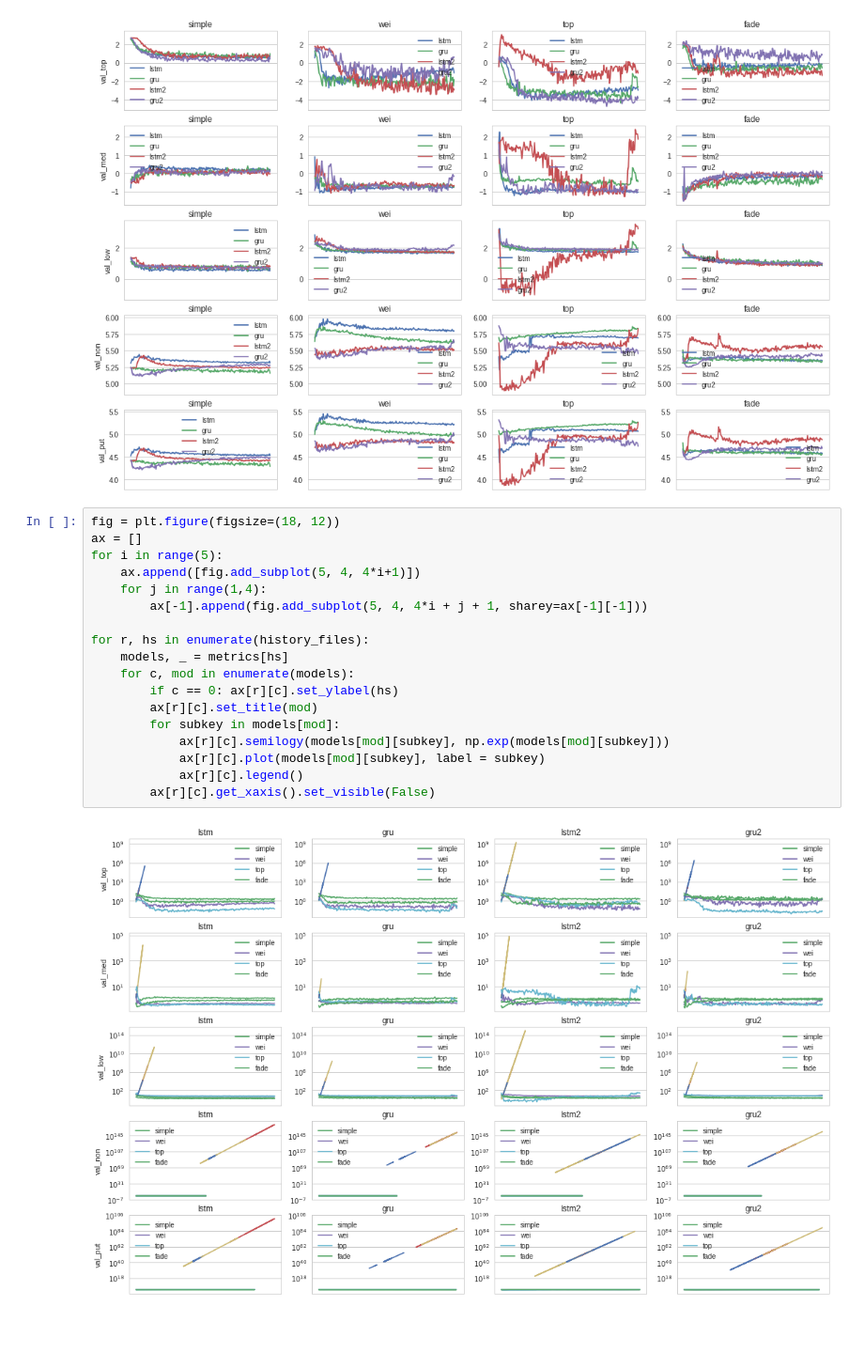
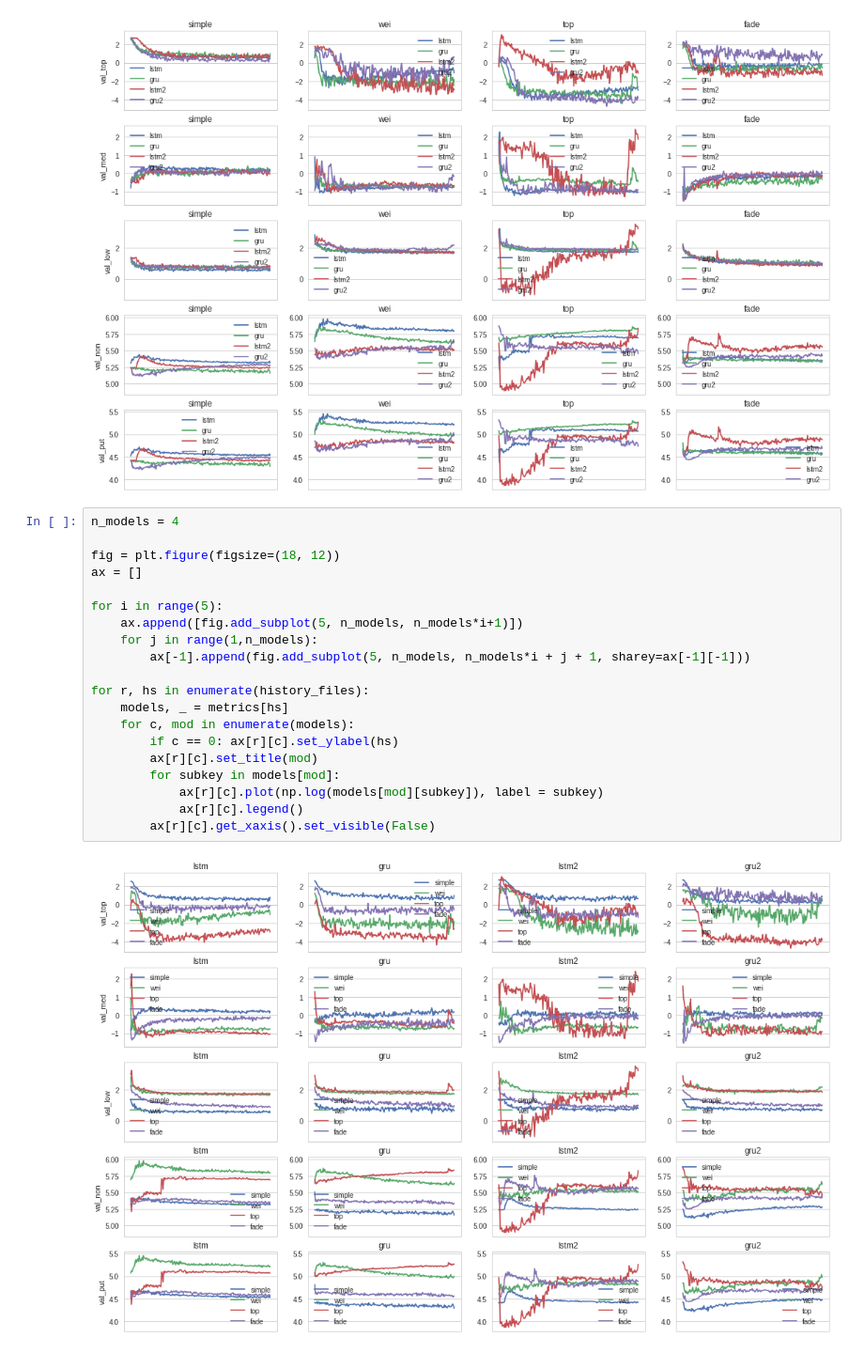
Before and after one commit to weiwang2330/immdeep, a Jupyter notebook: models/paper/overview.ipynb, the cells around one changed output. Shown at 94% size. Cells and saved outputs as stored; diff of their text form; blank space fills up the shorter version.

Commit message:
more models and results

```diff
--- a/models/paper/overview.ipynb
+++ b/models/paper/overview.ipynb
@@ -54,22 +54,24 @@ for r, hs in enumerate(history_files):
 # %% [output]
 [figure]
 # %%
+n_models = 4
+
 fig = plt.figure(figsize=(18, 12))
 ax = []
+
 for i in range(5):
-    ax.append([fig.add_subplot(5, 4, 4*i+1)])
-    for j in range(1,4):
-        ax[-1].append(fig.add_subplot(5, 4, 4*i + j + 1, sharey=ax[-1][-1]))
+    ax.append([fig.add_subplot(5, n_models, n_models*i+1)])
+    for j in range(1,n_models):
+        ax[-1].append(fig.add_subplot(5, n_models, n_models*i + j + 1, sharey=ax[-1][-1]))
 
 for r, hs in enumerate(history_files):
     models, _ = metrics[hs]
     for c, mod in enumerate(models):
         if c == 0: ax[r][c].set_ylabel(hs)
         ax[r][c].set_title(mod)
         for subkey in models[mod]:
-            ax[r][c].semilogy(models[mod][subkey], np.exp(models[mod][subkey]))
-            ax[r][c].plot(models[mod][subkey], label = subkey)
+            ax[r][c].plot(np.log(models[mod][subkey]), label = subkey)
             ax[r][c].legend()
         ax[r][c].get_xaxis().set_visible(False)
 # %% [output]
-[figure, old version]
+[figure, new version]
```
Also changed, not shown: parts of 6 cells of this notebook, 32 other files.
